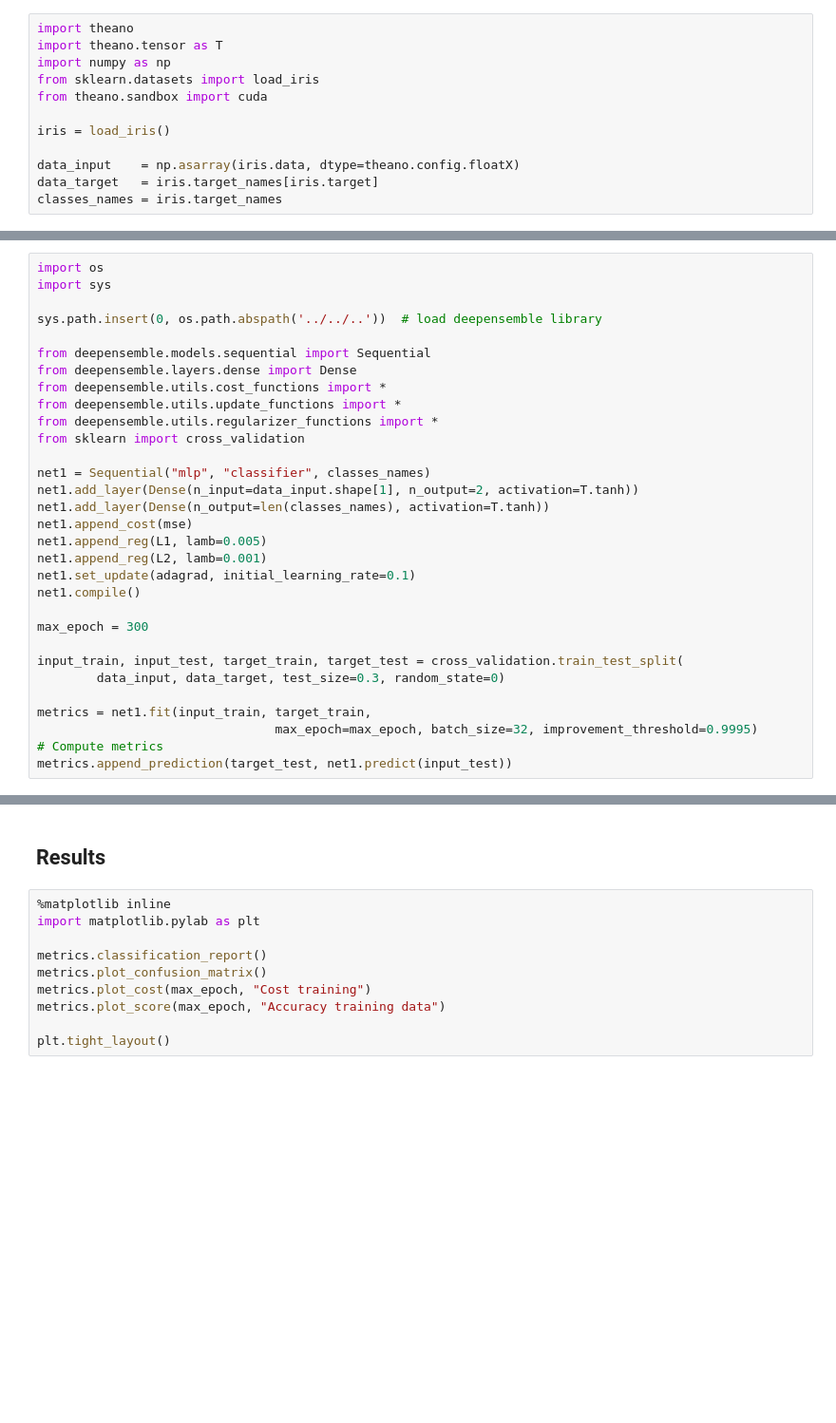
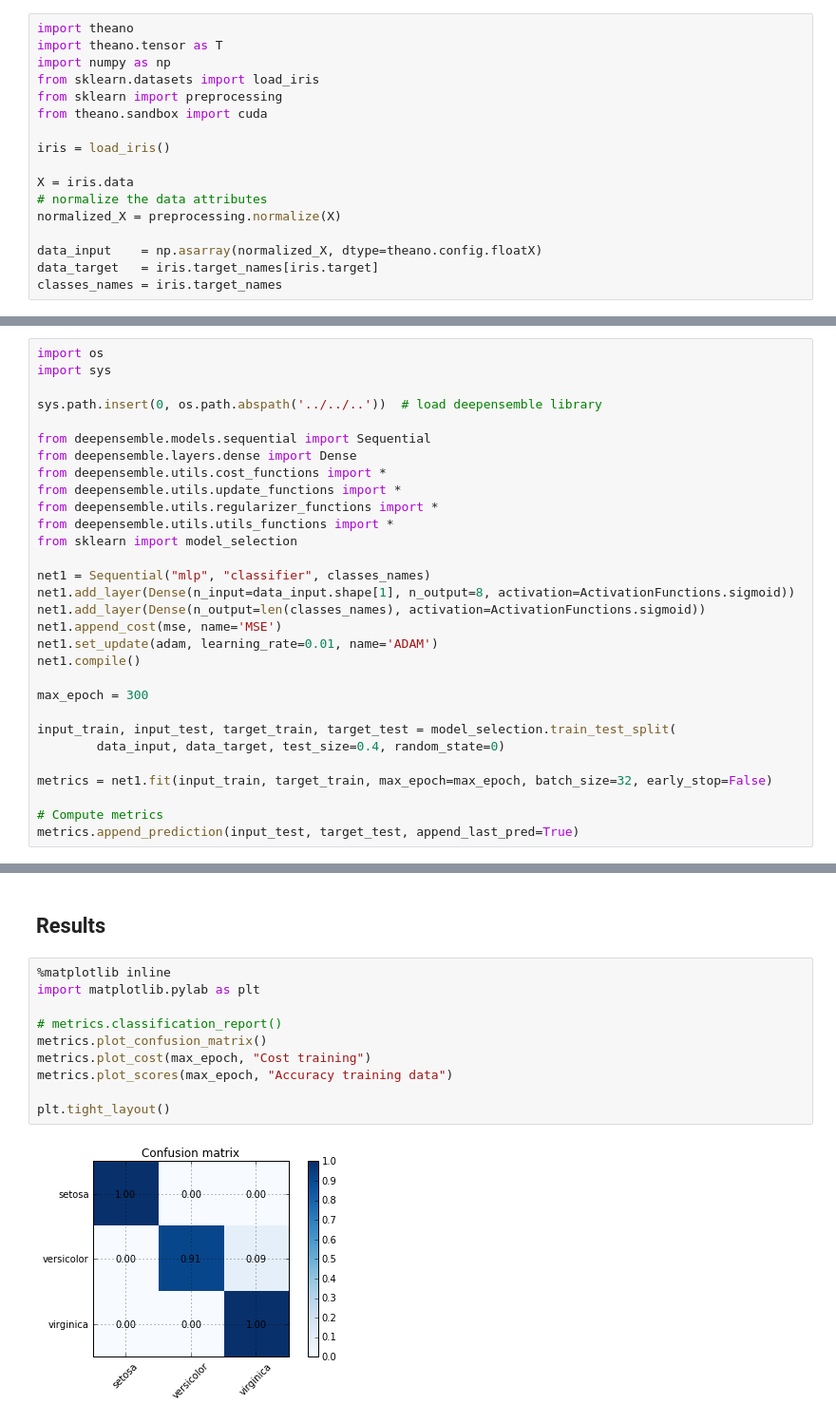
Before and after one commit to pdoren/DeepEnsemble, a Jupyter notebook: examples/classification/Iris/main.ipynb, the cells around one changed output, grey strips where cells are left out. Shown at 95% size. Saved outputs shown, nothing was run; the diff lists cells and outputs as text; blank space fills up the shorter version.

Commit message:
Fixed some mistake in test and plot files.

```diff
--- a/examples/classification/Iris/main.ipynb
+++ b/examples/classification/Iris/main.ipynb
@@ -17,11 +17,16 @@ import theano
 import theano.tensor as T
 import numpy as np
 from sklearn.datasets import load_iris
+from sklearn import preprocessing
 from theano.sandbox import cuda
 
 iris = load_iris()
 
-data_input    = np.asarray(iris.data, dtype=theano.config.floatX)
+X = iris.data
+# normalize the data attributes
+normalized_X = preprocessing.normalize(X)
+
+data_input    = np.asarray(normalized_X, dtype=theano.config.floatX)
 data_target   = iris.target_names[iris.target]
 classes_names = iris.target_names
 # %% [markdown]
@@ -41,24 +46,23 @@ from deepensemble.layers.dense import Dense
 from deepensemble.utils.cost_functions import *
 from deepensemble.utils.update_functions import *
 from deepensemble.utils.regularizer_functions import *
-from sklearn import cross_validation
+from deepensemble.utils.utils_functions import *
+from sklearn import model_selection
 
 net1 = Sequential("mlp", "classifier", classes_names)
-net1.add_layer(Dense(n_input=data_input.shape[1], n_output=2, activation=T.tanh))
-net1.add_layer(Dense(n_output=len(classes_names), activation=T.tanh))
-net1.append_cost(mse)
-net1.append_reg(L1, lamb=0.005)
-net1.append_reg(L2, lamb=0.001)
-net1.set_update(adagrad, initial_learning_rate=0.1)
+net1.add_layer(Dense(n_input=data_input.shape[1], n_output=8, activation=ActivationFunctions.sigmoid))
+net1.add_layer(Dense(n_output=len(classes_names), activation=ActivationFunctions.sigmoid))
+net1.append_cost(mse, name='MSE')
+net1.set_update(adam, learning_rate=0.01, name='ADAM')
 net1.compile()
 
 max_epoch = 300
 
-input_train, input_test, target_train, target_test = cross_validation.train_test_split(
-        data_input, data_target, test_size=0.3, random_state=0)
+input_train, input_test, target_train, target_test = model_selection.train_test_split(
+        data_input, data_target, test_size=0.4, random_state=0)
 
-metrics = net1.fit(input_train, target_train,
-                                max_epoch=max_epoch, batch_size=32, improvement_threshold=0.9995)
+metrics = net1.fit(input_train, target_train, max_epoch=max_epoch, batch_size=32, early_stop=False)
+
 # Compute metrics
-metrics.append_prediction(target_test, net1.predict(input_test))
+metrics.append_prediction(input_test, target_test, append_last_pred=True)
 # %% [output]
@@ -68,10 +74,12 @@ TypeError: append_cost() missing 1 required positional argument: 'name'
 # %%
 %matplotlib inline
 import matplotlib.pylab as plt
 
-metrics.classification_report()
+# metrics.classification_report()
 metrics.plot_confusion_matrix()
 metrics.plot_cost(max_epoch, "Cost training")
-metrics.plot_score(max_epoch, "Accuracy training data")
+metrics.plot_scores(max_epoch, "Accuracy training data")
 
 plt.tight_layout()
+# %% [output]
+[figure, added]
```
Also changed, not shown: parts of 3 cells of this notebook, 13 other files.
